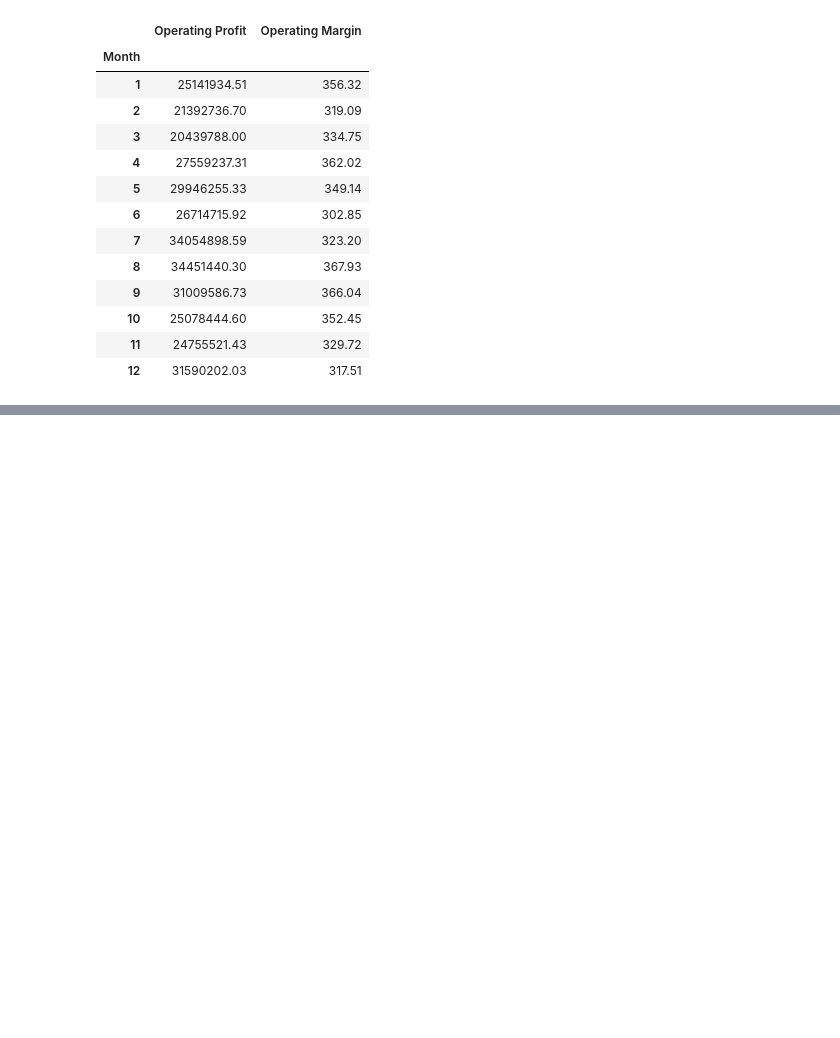
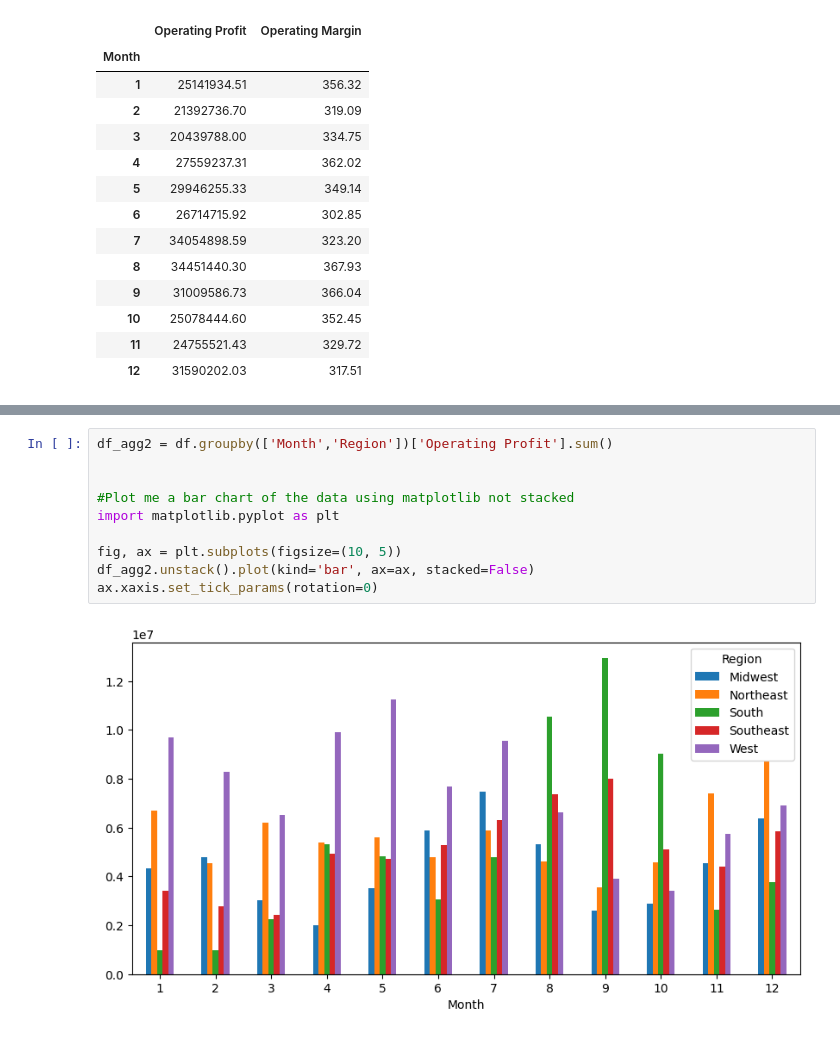
Before and after one commit to Lam2y/Data-Analytics, a Jupyter notebook: Datasets/Adidas/Addidas US Sales.ipynb, the cells around one changed output, grey strips where cells are left out. Cells and saved outputs as stored; diff of their text form; blank space fills up the shorter version.

```diff
--- a/Datasets/Adidas/Addidas US Sales.ipynb
+++ b/Datasets/Adidas/Addidas US Sales.ipynb
@@ -191,0 +242,12 @@ df_agg
+# %%
+df_agg2 = df.groupby(['Month','Region'])['Operating Profit'].sum()
+
+
+#Plot me a bar chart of the data using matplotlib not stacked
+import matplotlib.pyplot as plt
+
+fig, ax = plt.subplots(figsize=(10, 5))
+df_agg2.unstack().plot(kind='bar', ax=ax, stacked=False)
+ax.xaxis.set_tick_params(rotation=0)
+# %% [output]
+[figure, added]
```
Also changed, not shown: parts of 6 cells of this notebook, 1 other file.
